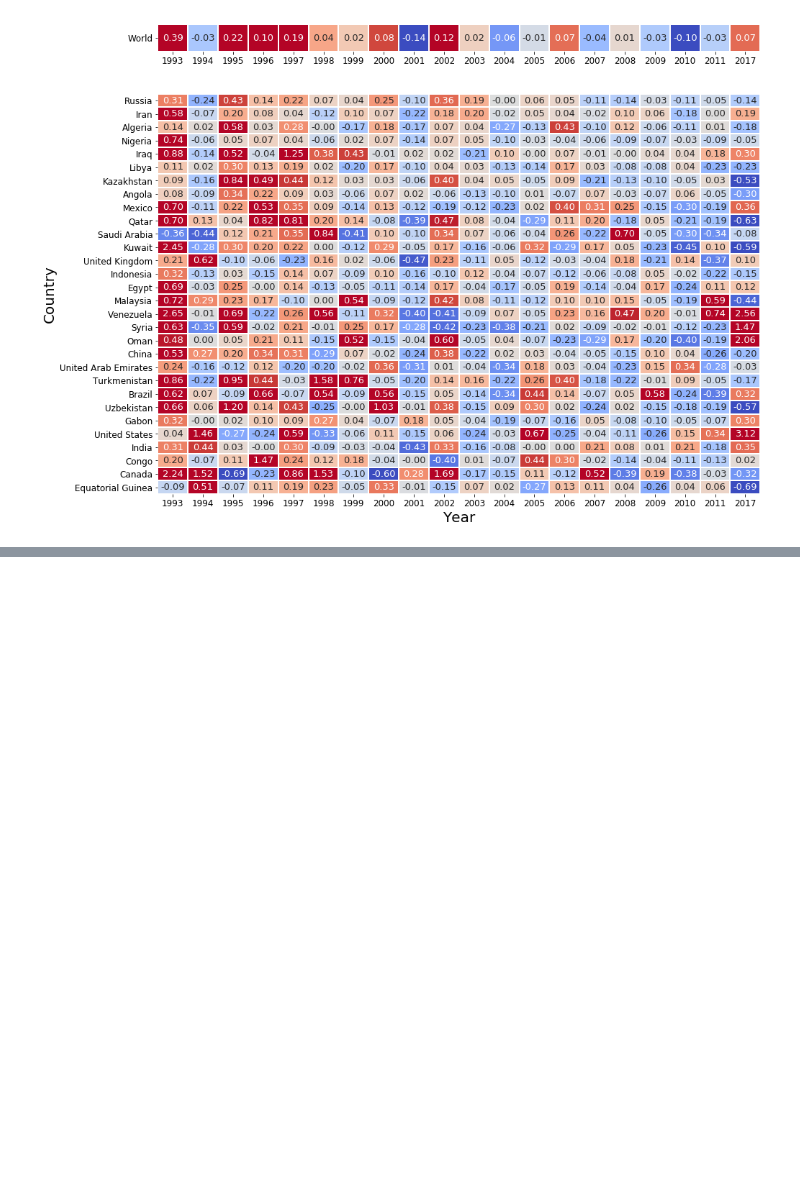
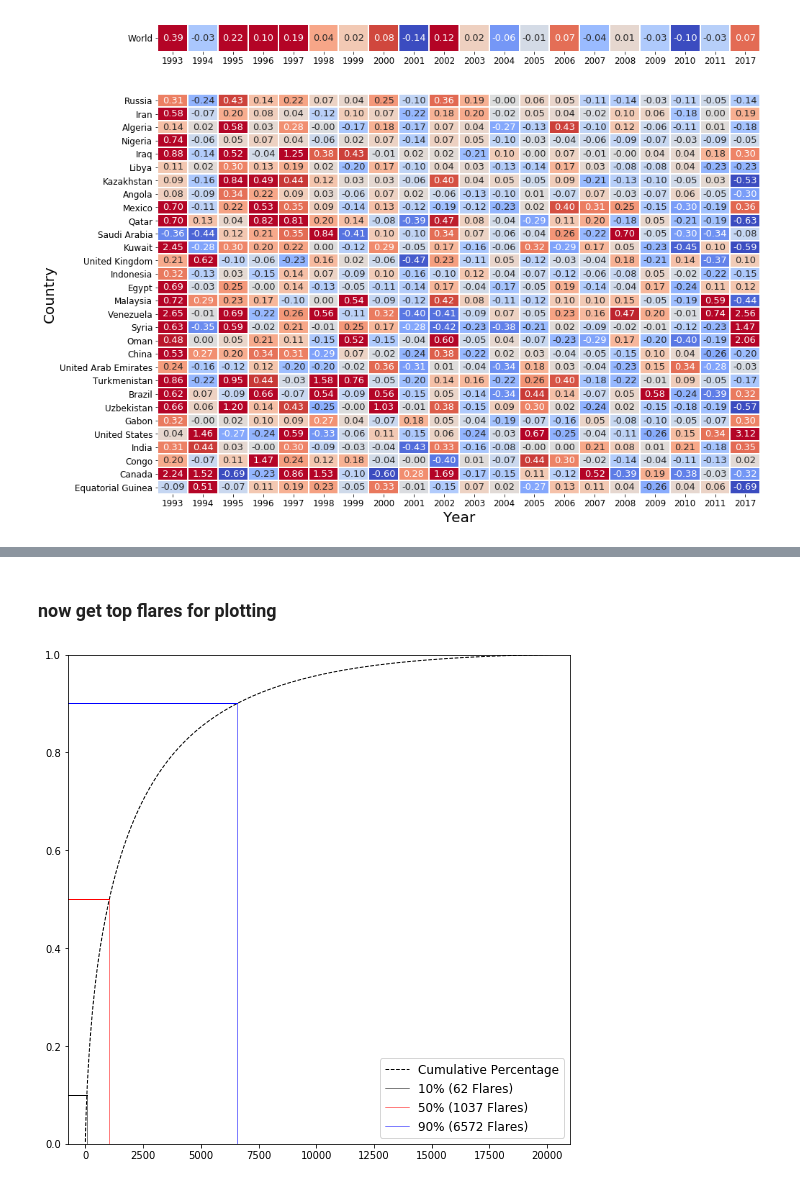
Before and after one commit to dnf0/kcl-globalgasflaring, a Jupyter notebook: notebooks/Paper Analysis Combined.ipynb, the cells around one changed output, grey strips where cells are left out. Cells and saved outputs as stored; diff of their text form; code cells hidden in the pictures; blank space fills up the shorter version.

```diff
--- a/notebooks/Paper Analysis Combined.ipynb
+++ b/notebooks/Paper Analysis Combined.ipynb
@@ -909,0 +1344,33 @@ plt.show()
+# %% [markdown]
+### now get top flares for plotting
+# %%
+annual_grouped_df['frp_pc_total'] =  annual_grouped_df.cloud_adjusted_mean_frp / annual_grouped_df.cloud_adjusted_mean_frp.sum()
+# %%
+sorted_annual_grouped_df = annual_grouped_df.sort_values('frp_pc_total', ascending=False)
+sorted_annual_grouped_df['frp_pc_cumsum'] = sorted_annual_grouped_df.frp_pc_total.cumsum()
+sorted_annual_grouped_df.reset_index(inplace=True, drop=True)
+# %%
+n_flares_10_pc = np.sum(sorted_annual_grouped_df.frp_pc_cumsum<0.1)
+n_flares_50_pc = np.sum(sorted_annual_grouped_df.frp_pc_cumsum<0.5)
+n_flares_90_pc = np.sum(sorted_annual_grouped_df.frp_pc_cumsum<0.9)
+# %%
+plt.close('all')
+plt.figure(figsize=(9,9))
+plt.plot(np.arange(sorted_annual_grouped_df.shape[0]), sorted_annual_grouped_df.frp_pc_total.cumsum(), 'k--',
+         linewidth=1, label='Cumulative Percentage')
+plt.plot([n_flares_10_pc, n_flares_10_pc], [-0.1, 0.1], 'k-', linewidth=0.5, label='10% (62 Flares)')
+plt.plot([-1000, n_flares_10_pc], [0.1, 0.1], 'k-', linewidth=1)
+
+plt.plot([n_flares_50_pc, n_flares_50_pc], [-0.1, 0.5], 'r-', linewidth=0.5, label='50% (1037 Flares)')
+plt.plot([-1000, n_flares_50_pc], [0.5, 0.5], 'r-', linewidth=1)
+
+
+plt.plot([n_flares_90_pc, n_flares_90_pc], [-0.1, 0.9], 'b-', linewidth=0.5, label='90% (6572 Flares)')
+plt.plot([-1000, n_flares_90_pc], [0.9, 0.9], 'b-', linewidth=1)
+
+plt.legend(loc=4,prop={'size': 12,})
+plt.ylim(-0, 1)
+plt.xlim(-750, 21000)
+plt.show()
+# %% [output]
+[figure, added]
```
Also changed, not shown: parts of 28 cells of this notebook.
